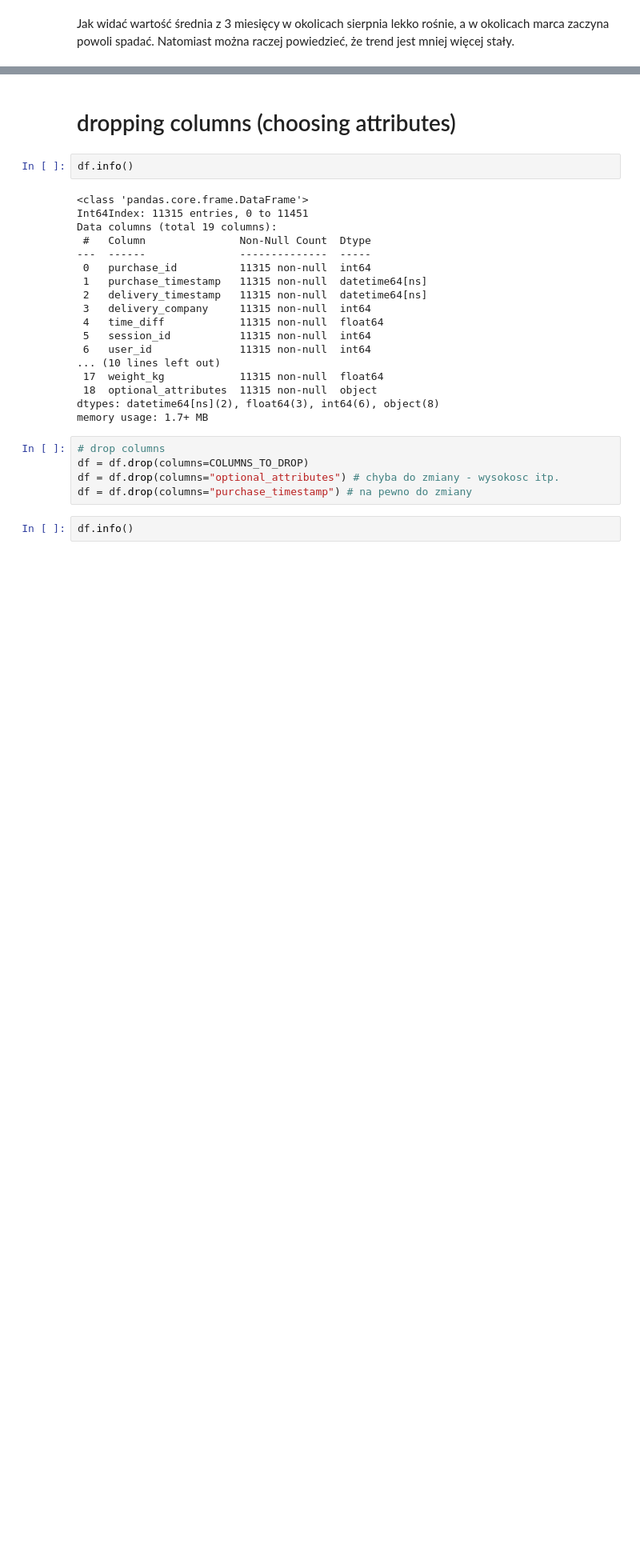
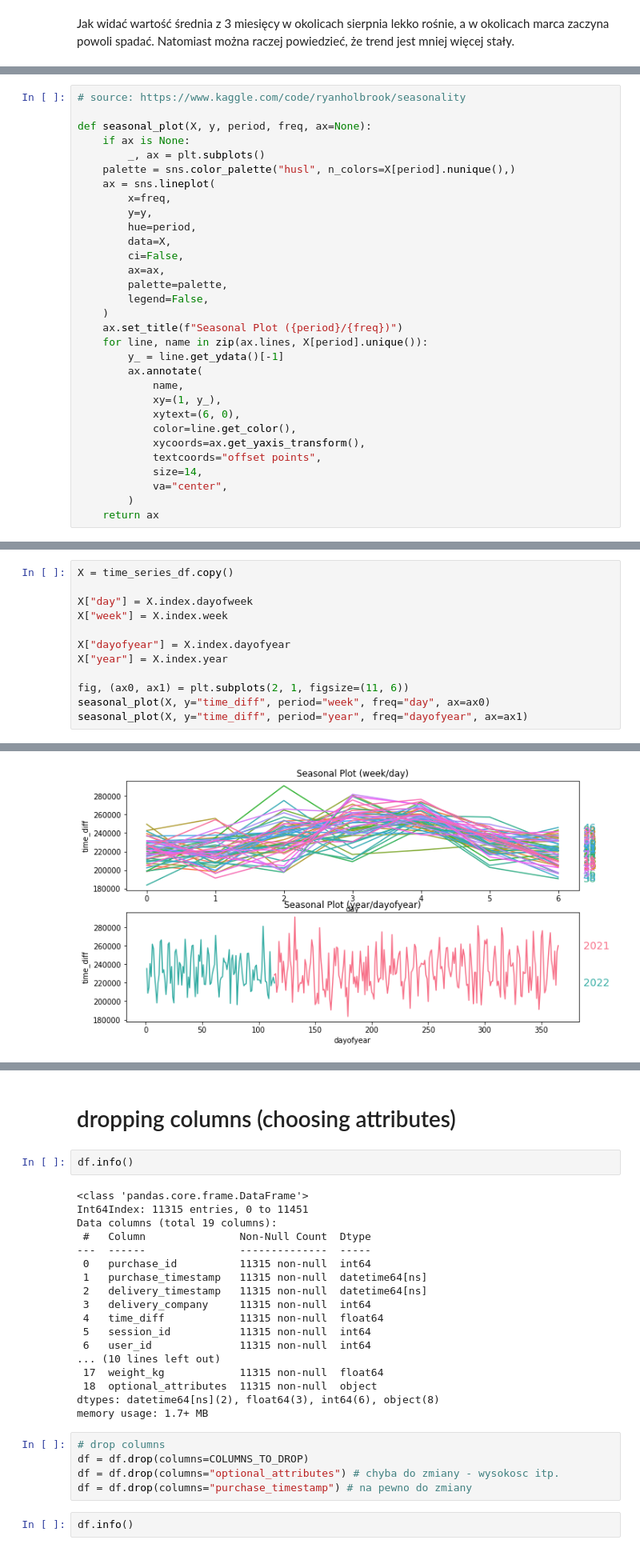
Before and after one commit to milosz-l/delivery-time, a Jupyter notebook: data_analysis.ipynb, the cells around one changed output, grey strips where cells are left out. Shown: that part at 80% size. Saved outputs shown, nothing was run; the diff lists cells and outputs as text; blank space fills up the shorter version.

```diff
--- a/data_analysis.ipynb
+++ b/data_analysis.ipynb
@@ -379,0 +387,31 @@ Jak widać wartość średnia z 3 miesięcy w okolicach sierpnia lekko rośnie,
+# %%
+# source: https://www.kaggle.com/code/ryanholbrook/seasonality
+
+def seasonal_plot(X, y, period, freq, ax=None):
+    if ax is None:
+        _, ax = plt.subplots()
+    palette = sns.color_palette("husl", n_colors=X[period].nunique(),)
+    ax = sns.lineplot(
+        x=freq,
+        y=y,
+        hue=period,
+        data=X,
+        ci=False,
+        ax=ax,
+        palette=palette,
+        legend=False,
+    )
+    ax.set_title(f"Seasonal Plot ({period}/{freq})")
+    for line, name in zip(ax.lines, X[period].unique()):
+        y_ = line.get_ydata()[-1]
+        ax.annotate(
+            name,
+            xy=(1, y_),
+            xytext=(6, 0),
+            color=line.get_color(),
+            xycoords=ax.get_yaxis_transform(),
+            textcoords="offset points",
+            size=14,
+            va="center",
+        )
+    return ax
@@ -379,0 +420,13 @@ Jak widać wartość średnia z 3 miesięcy w okolicach sierpnia lekko rośnie,
+# %%
+X = time_series_df.copy()
+
+X["day"] = X.index.dayofweek
+X["week"] = X.index.week
+
+X["dayofyear"] = X.index.dayofyear
+X["year"] = X.index.year
+
+fig, (ax0, ax1) = plt.subplots(2, 1, figsize=(11, 6))
+seasonal_plot(X, y="time_diff", period="week", freq="day", ax=ax0)
+seasonal_plot(X, y="time_diff", period="year", freq="dayofyear", ax=ax1)
+# %% [output]
@@ -379,0 +434 @@ Jak widać wartość średnia z 3 miesięcy w okolicach sierpnia lekko rośnie,
+[figure, added]
```
Also changed, not shown: parts of 16 cells of this notebook.
